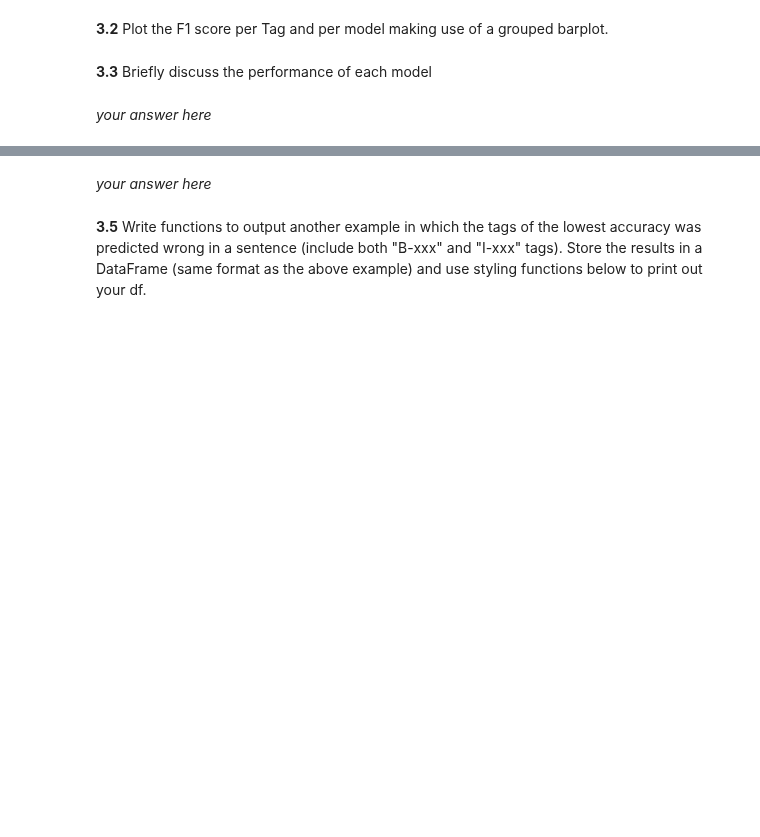
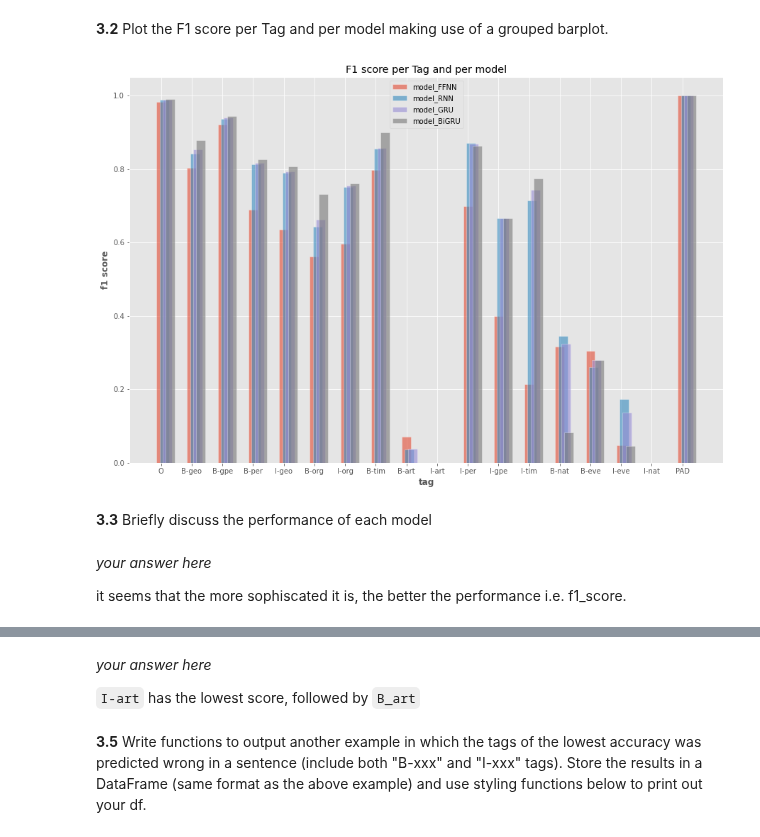
Before and after one commit to jackxxu/2020-CS109B, a Jupyter notebook: content/homeworks/hw06/notebook/cs109b_hw6.ipynb, the cells around one changed output, grey strips where cells are left out. Cells and saved outputs as stored; diff of their text form; code cells hidden in the pictures; blank space fills up the shorter version.

````diff
--- a/content/homeworks/hw06/notebook/cs109b_hw6.ipynb
+++ b/content/homeworks/hw06/notebook/cs109b_hw6.ipynb
@@ -1000,7 +1000,12 @@ similar results to RNN, in the the first two PCA components explain the variance
 - Apply the model to the test dataset
 
 - Compute an F1 score for each ```Tag``` and store it
-# %%
-# your code here
-
-model = load_keras_model('model_BiGRU')
+# %%
+# your code here
+f1_scores = []
+model_names = ['model_FFNN', 'model_RNN', 'model_GRU', 'model_BiGRU']
+for model_name in model_names:
+    model = load_keras_model(model_name)
+    y_hat = model.predict(X_test)
+    scores = f1_score(np.argmax(y_test, axis=2).flatten(), np.argmax(y_hat, axis=2).flatten(), average=None)
+    f1_scores.append(scores)
@@ -1011,13 +1023,34 @@ model = load_keras_model('model_BiGRU')
+# %%
+# your code here
+barWidth = 0.3
+
+plt.figure(figsize=(15,10))
+
+for i, model_name in enumerate(model_names):
+    plt.bar(np.arange(n_tags) + 0.1*i, f1_scores[i], width=barWidth, edgecolor='white', label=model_name, alpha=0.6)
+plt.xlabel('tag', fontweight='bold')
+plt.ylabel('f1 score', fontweight='bold')
+plt.title('F1 score per Tag and per model')
+plt.xticks(np.arange(n_tags), labels=tags)
+
+plt.legend()
+plt.show()
+# %% [output]
+[figure, added]
 # %% [markdown]
 **3.3** Briefly discuss the performance of each model
-# %% [markdown]
-*your answer here*
+# %% [markdown]
+*your answer here*
+
+it seems that the more sophiscated it is, the better the performance i.e. f1_score.
 # %% [markdown]
 **3.4** Which tags have the lowest f1 score? For instance, you may find from the plot above that the test accuracy on "B-art", and "I-art" are very low (just an example, your case maybe different). Here is an example when models failed to predict these tags right
 
 <img src="data/B_art.png" alt="drawing" width="600"/>
 # %% [markdown]
 *your answer here*
+
+`I-art` has the lowest score, followed by `B_art`
 # %% [markdown]
 **3.5** Write functions to output another example in which the tags of the lowest accuracy was predicted wrong in a sentence (include both "B-xxx" and "I-xxx" tags). Store the results in a DataFrame (same format as the above example) and use styling functions below to print out your df.
 # %%
````
Also changed, not shown: parts of 2 cells of this notebook.
